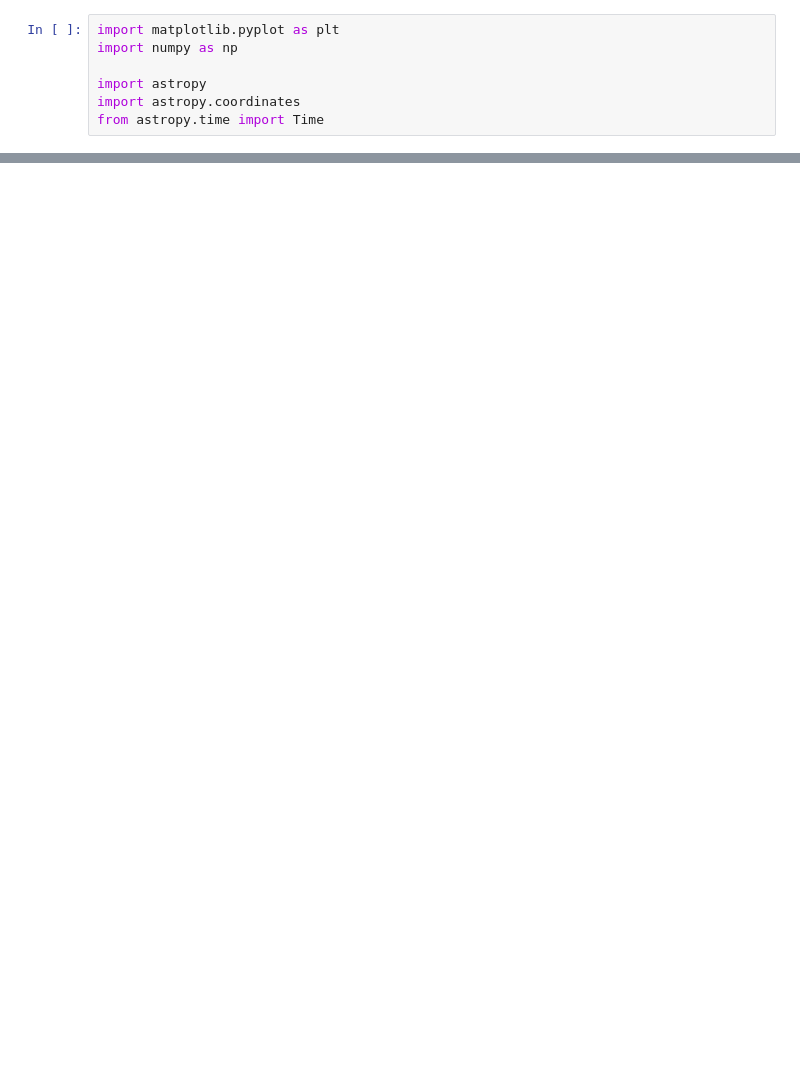
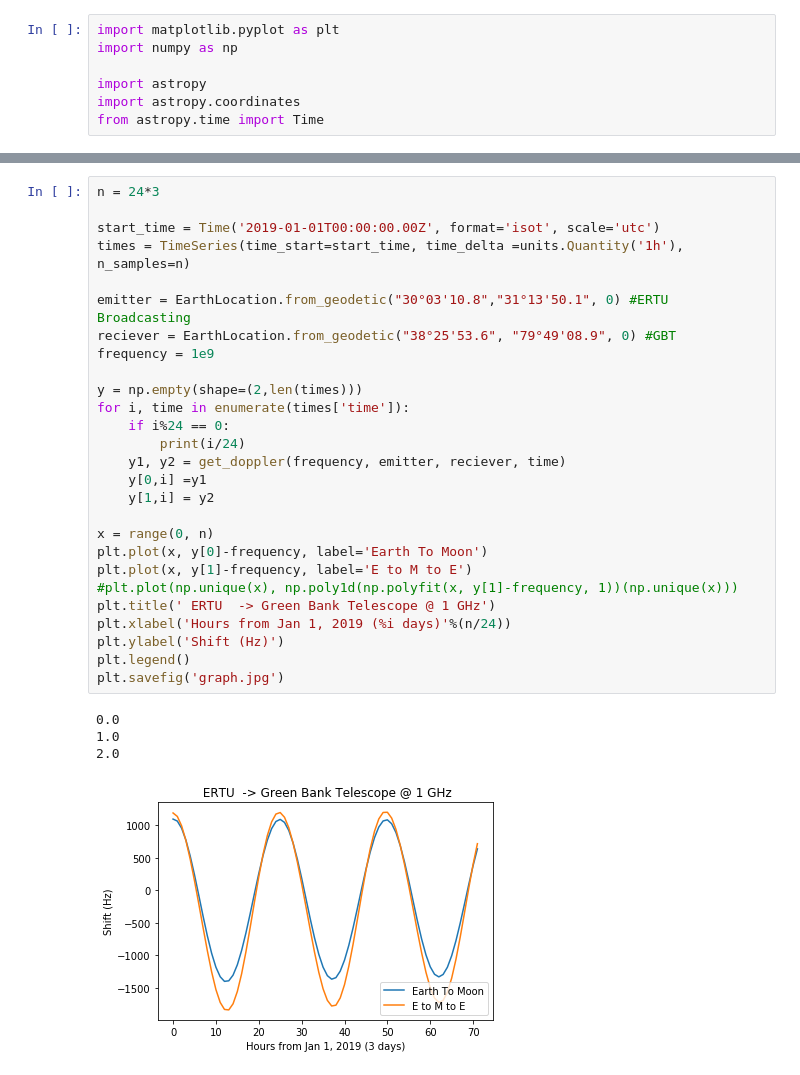
Before and after one commit to BlueCakeWithCows/kohls-seti, a Jupyter notebook: moon_doppler.ipynb, the cells around one changed output, grey strips where cells are left out. Drawn from its saved outputs; the diff is of its cells as text; blank space fills up the shorter version.

```diff
--- a/moon_doppler.ipynb
+++ b/moon_doppler.ipynb
@@ -88,0 +131,32 @@ def get_doppler(frequency, emitter, reciever, time):
+# %%
+n = 24*3
+
+start_time = Time('2019-01-01T00:00:00.00Z', format='isot', scale='utc')
+times = TimeSeries(time_start=start_time, time_delta =units.Quantity('1h'), n_samples=n)
+
+emitter = EarthLocation.from_geodetic("30°03'10.8","31°13'50.1", 0) #ERTU  Broadcasting
+reciever = EarthLocation.from_geodetic("38°25'53.6", "79°49'08.9", 0) #GBT
+frequency = 1e9
+
+y = np.empty(shape=(2,len(times)))
+for i, time in enumerate(times['time']):
+    if i%24 == 0:
+        print(i/24)
+    y1, y2 = get_doppler(frequency, emitter, reciever, time)
+    y[0,i] =y1
+    y[1,i] = y2
+
+x = range(0, n)
+plt.plot(x, y[0]-frequency, label='Earth To Moon')
+plt.plot(x, y[1]-frequency, label='E to M to E')
+#plt.plot(np.unique(x), np.poly1d(np.polyfit(x, y[1]-frequency, 1))(np.unique(x)))
+plt.title(' ERTU  -> Green Bank Telescope @ 1 GHz')
+plt.xlabel('Hours from Jan 1, 2019 (%i days)'%(n/24))
+plt.ylabel('Shift (Hz)')
+plt.legend()
+plt.savefig('graph.jpg')
+# %% [output]
+0.0
+1.0
+2.0
+[figure, added]
```
Also changed, not shown: parts of 10 cells of this notebook.
